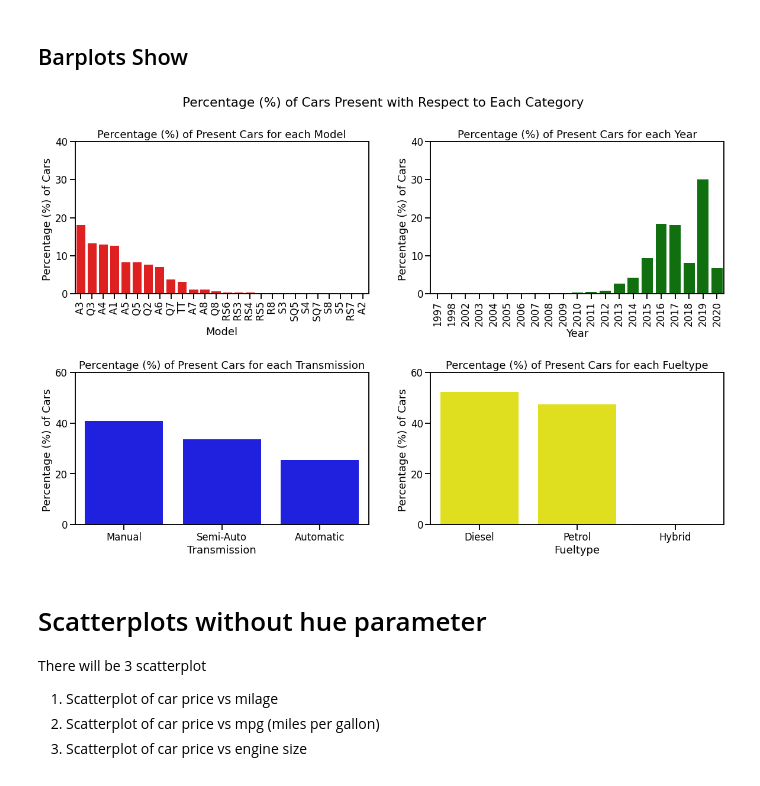
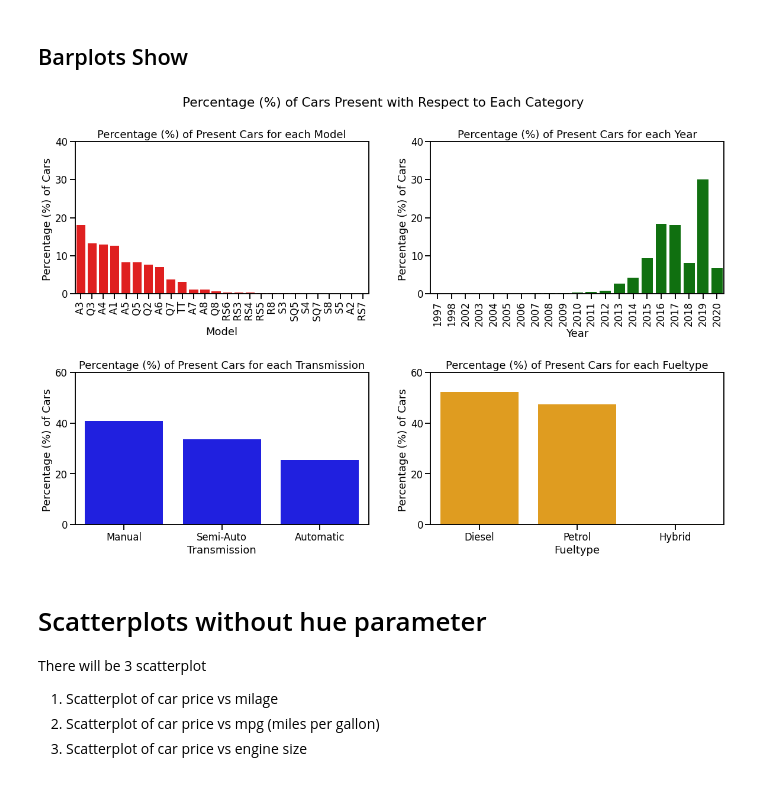
Before and after one commit to ahsanul-islam/Audi_used_car_analysis, a Jupyter notebook: audi_used_car_EDA.ipynb, the cells around one changed output. Saved outputs shown, nothing was run; the diff lists cells and outputs as text; code cells hidden in the pictures.

```diff
--- a/audi_used_car_EDA.ipynb
+++ b/audi_used_car_EDA.ipynb
@@ -93,20 +93,20 @@ def bar_plot(data,color,y_ticks):
 # %%
 sns.set_context('talk')
 plt.figure(figsize=(18,12))
 plt.subplot(2,2,1)
 bar_plot(value_counts_in_percentage(df,'model'),'red',np.arange(0,41,10))
 plt.subplot(2,2,2)
 bar_plot(value_counts_in_percentage(df,'year'),'green',np.arange(0,41,10))
 plt.subplot(2,2,3)
 bar_plot(value_counts_in_percentage(df,'transmission'),'blue',np.arange(0,61,20))
 plt.subplot(2,2,4)
-bar_plot(value_counts_in_percentage(df,'fuelType'),'yellow',np.arange(0,61,20))
+bar_plot(value_counts_in_percentage(df,'fuelType'),'orange',np.arange(0,61,20))
 plt.suptitle('Percentage (%) of Cars Present with Respect to Each Category')
 
 plt.tight_layout(pad=4, w_pad=2, h_pad=2)
 plt.show()
 # %% [output]
-[figure, old version]
+[figure, new version]
 # %% [markdown]
 # Scatterplots without hue parameter
 
```
Also changed, not shown: parts of 3 cells of this notebook.
